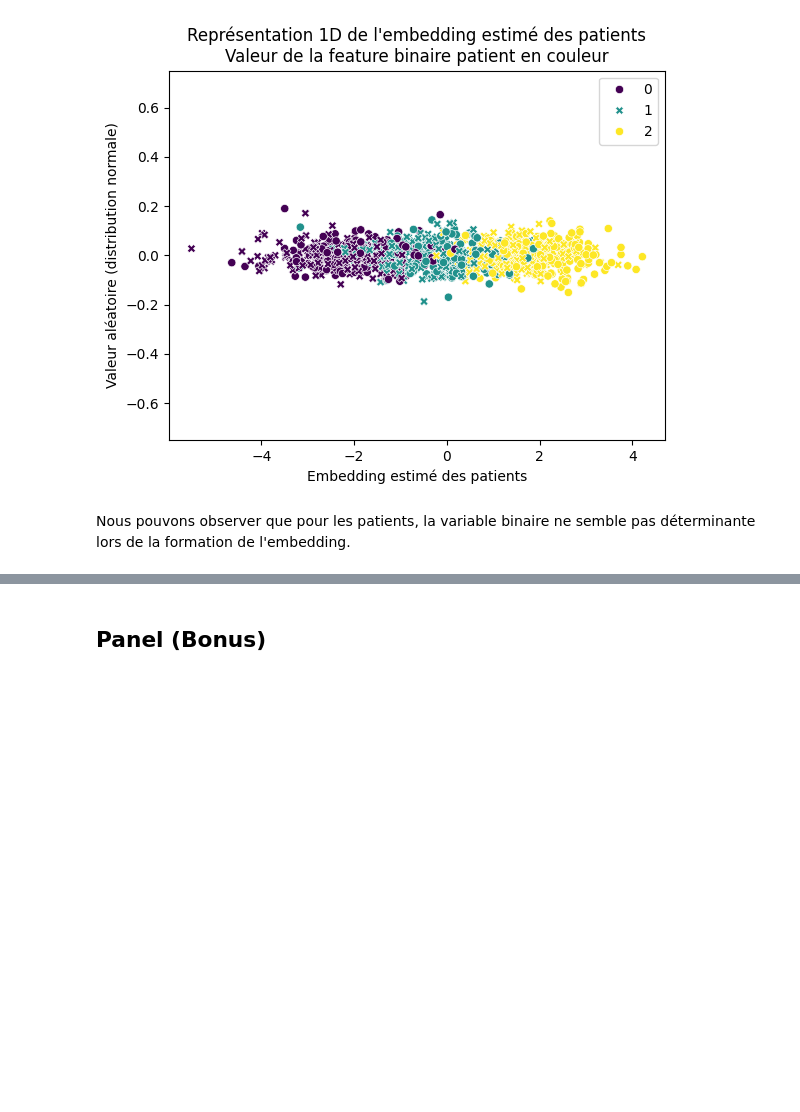
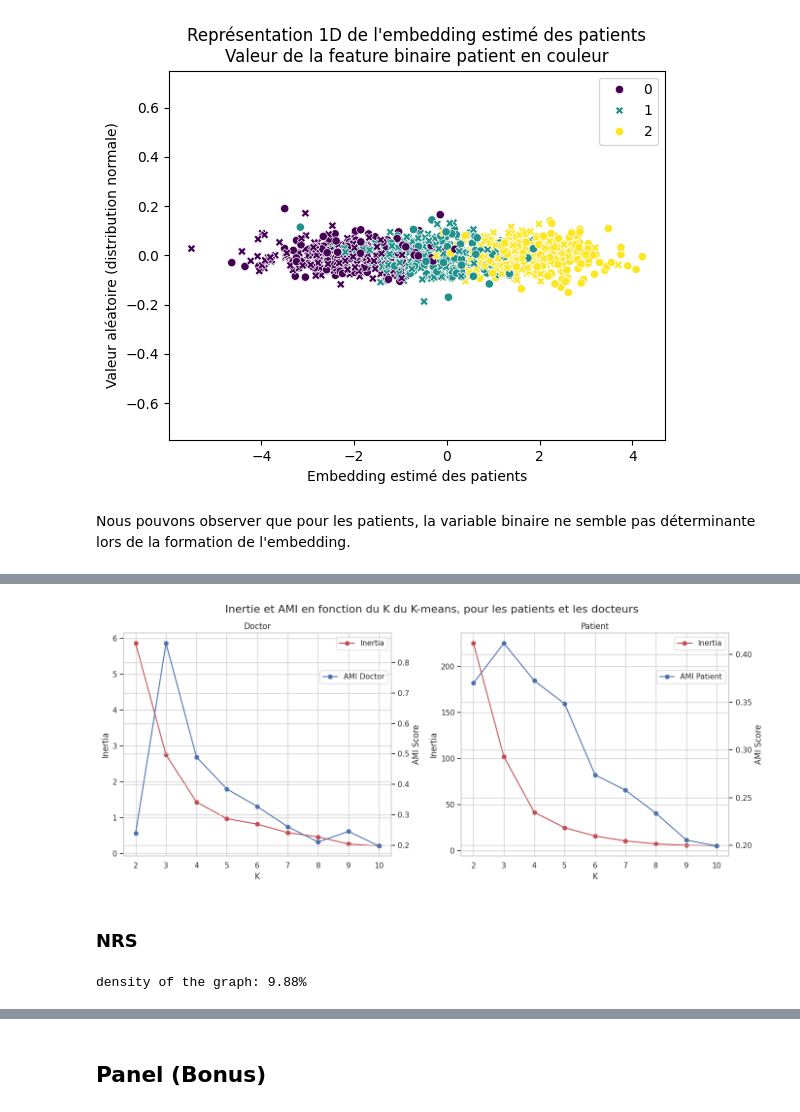
Before and after one commit to lecueguillaume/G4H_AKM_RS_NRS, a Jupyter notebook: Clustering_AKM_MF_1D.ipynb, the cells around one changed output, grey strips where cells are left out. Saved outputs shown, nothing was run; the diff lists cells and outputs as text; code cells hidden in the pictures; blank space fills up the shorter version.

```diff
--- a/Clustering_AKM_MF_1D.ipynb
+++ b/Clustering_AKM_MF_1D.ipynb
@@ -735,0 +768,2 @@ Nous pouvons observer que pour les patients, la variable binaire ne semble pas d
+# %%
+tab_kmeans = metrique.tab_ami_kmeans_inertia(graph_object, ef_patient=ef_patient_hat, ef_doctor = ef_doctor_hat, return_ = True)
@@ -735,0 +781,20 @@ Nous pouvons observer que pour les patients, la variable binaire ne semble pas d
+# %%
+plot_functions.plot_tab_ami_inertia_kmeans(tab_kmeans)
+# %% [output]
+[figure, added]
+# %% [markdown]
+### NRS
+# %%
+graph_object= GraphFormation(
+                    n_patients=1000,
+                     n_doctors=50,
+                     max_number_connections=50,
+                    beta_distance_graph = -25,
+                    beta_X_p_graph=0,
+                     beta_X_d_graph=0,
+                     beta_D_p_graph=0,
+                     beta_D_d_graph=0,)
+graph_object.do_the_graph()
+print(f"density of the graph: {graph_object.density*100:.2f}%")
+# %% [output]
+density of the graph: 9.88%
```
Also changed, not shown: parts of 17 cells of this notebook.
